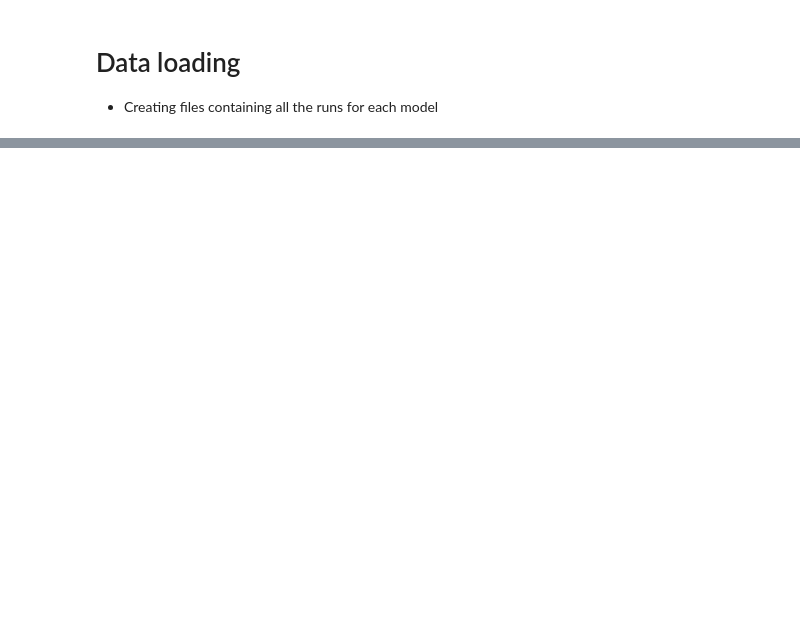
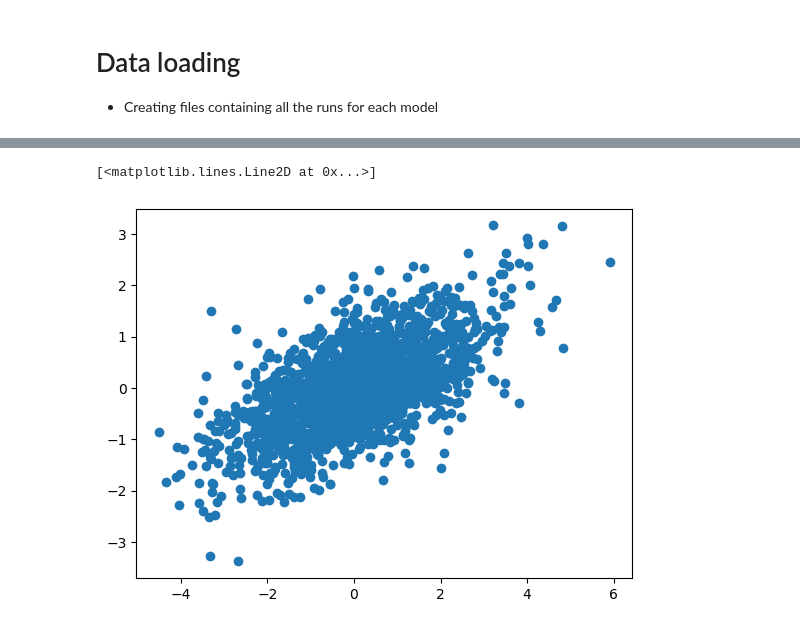
Before and after one commit to homerdurand/ForceSMIP, a Jupyter notebook: notebooks/data_loader.ipynb, the cells around one changed output, grey strips where cells are left out. Cells and saved outputs as stored; diff of their text form; code cells hidden in the pictures; blank space fills up the shorter version.

```diff
--- a/notebooks/data_loader.ipynb
+++ b/notebooks/data_loader.ipynb
@@ -135,0 +175,5 @@ for model in ['CanESM5'] :
+# %%
+plt.plot(space[0,:], response, 'o')
+# %% [output]
+[<matplotlib.lines.Line2D at 0x...>]
+[figure, added]
```
Also changed, not shown: parts of 8 cells of this notebook, 4 other files.
